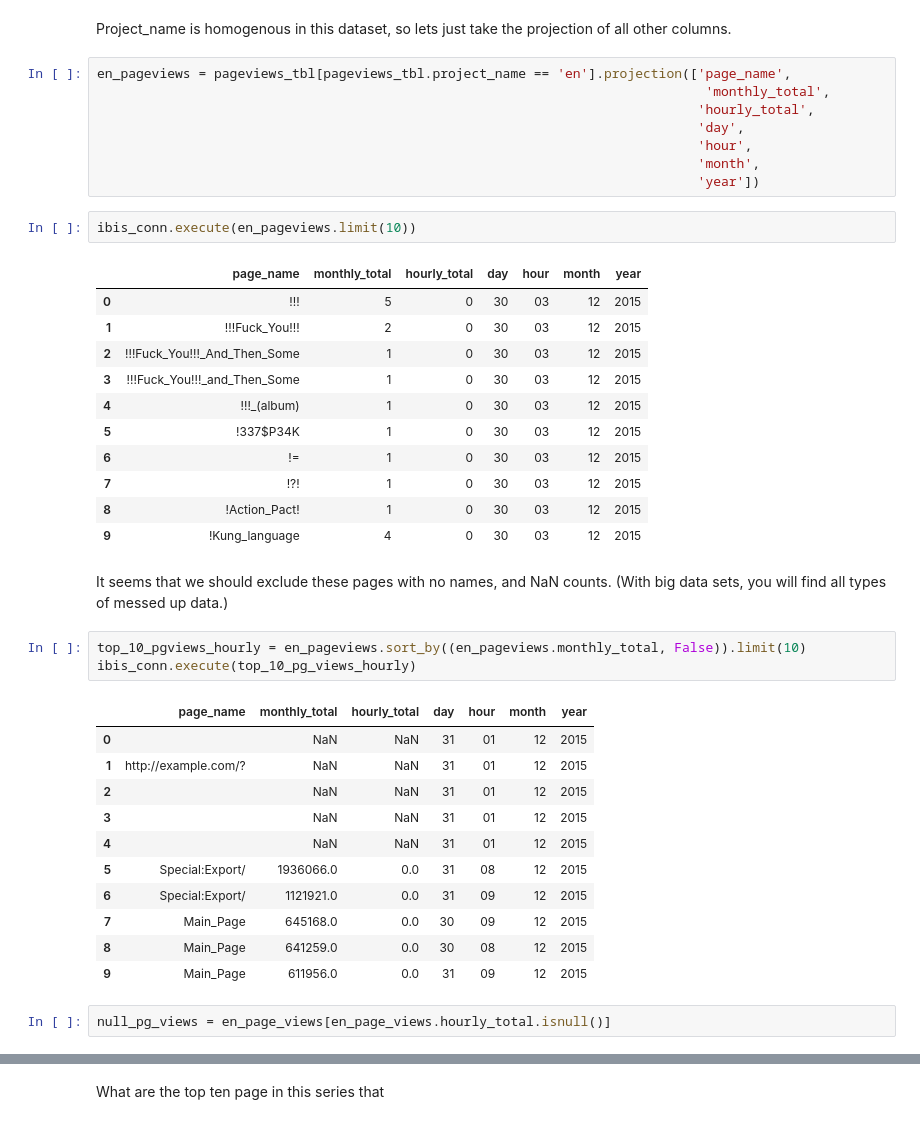
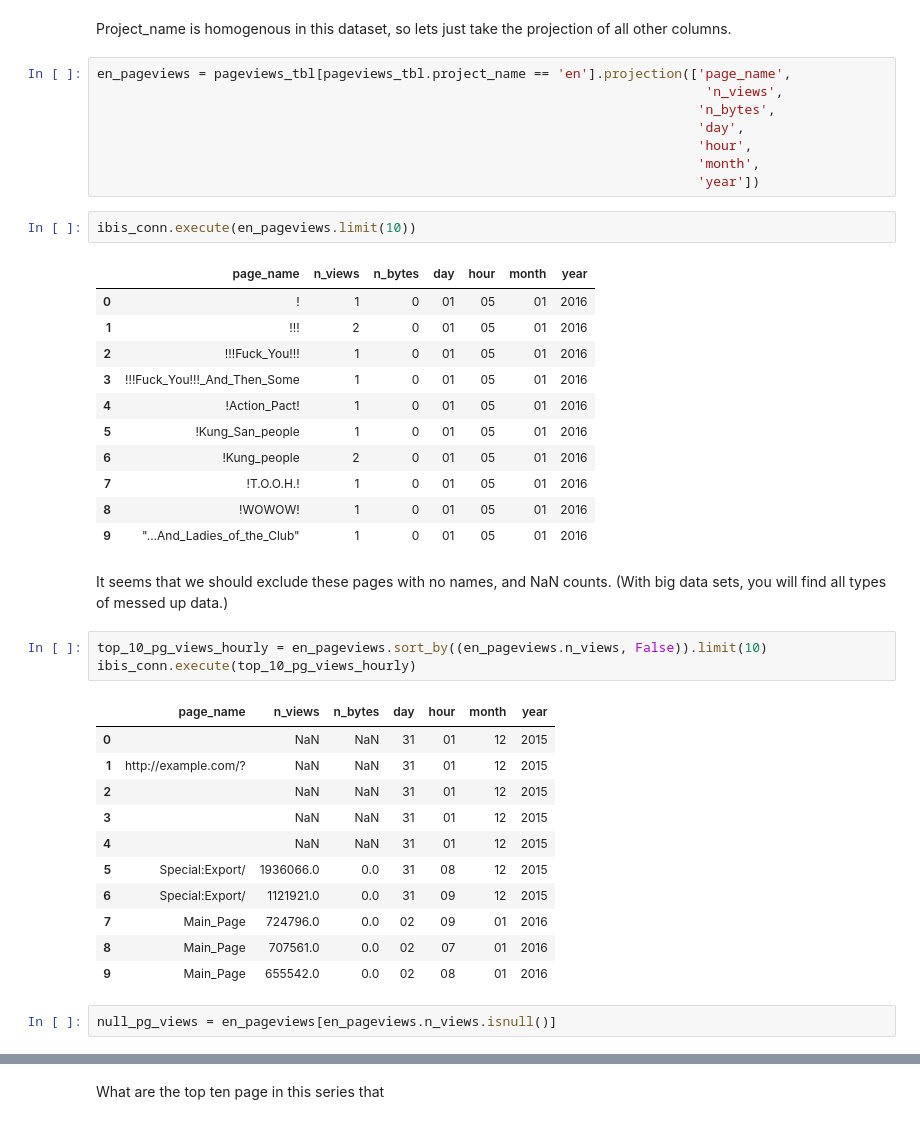
Before and after one commit to hougs/py-hadoop-tutorial, a Jupyter notebook: Data Exploration-Learning the Ibis API.ipynb, the cells around one changed output, grey strips where cells are left out. Saved outputs shown, nothing was run; the diff lists cells and outputs as text.

```diff
--- a/Data Exploration-Learning the Ibis API.ipynb
+++ b/Data Exploration-Learning the Ibis API.ipynb
@@ -108,8 +74,8 @@ ibis_conn.execute(pageviews_tbl[pageviews_tbl.project_name == 'en'].limit(10))
 Project_name is homogenous in this dataset, so lets just take the projection of all other columns.
 # %%
 en_pageviews = pageviews_tbl[pageviews_tbl.project_name == 'en'].projection(['page_name',
-                                                                              'monthly_total',
-                                                                             'hourly_total',
+                                                                              'n_views',
+                                                                             'n_bytes',
                                                                              'day',
                                                                              'hour',
                                                                              'month',
@@ -117,25 +83,25 @@ en_pageviews = pageviews_tbl[pageviews_tbl.project_name == 'en'].projection(['pa
 # %%
 ibis_conn.execute(en_pageviews.limit(10))
 # %% [output]
-|  | page_name | monthly_total | hourly_total | day | hour | month | year |
-| 0 | !!! | 5 | 0 | 30 | 03 | 12 | 2015 |
-| 1 | !!!Fuck_You!!! | 2 | 0 | 30 | 03 | 12 | 2015 |
-| 2 | !!!Fuck_You!!!_And_Then_Some | 1 | 0 | 30 | 03 | 12 | 2015 |
-| 3 | !!!Fuck_You!!!_and_Then_Some | 1 | 0 | 30 | 03 | 12 | 2015 |
-| 4 | !!!_(album) | 1 | 0 | 30 | 03 | 12 | 2015 |
-| 5 | !337$P34K | 1 | 0 | 30 | 03 | 12 | 2015 |
-| 6 | != | 1 | 0 | 30 | 03 | 12 | 2015 |
-| 7 | !?! | 1 | 0 | 30 | 03 | 12 | 2015 |
-| 8 | !Action_Pact! | 1 | 0 | 30 | 03 | 12 | 2015 |
-| 9 | !Kung_language | 4 | 0 | 30 | 03 | 12 | 2015 |
+|  | page_name | n_views | n_bytes | day | hour | month | year |
+| 0 | ! | 1 | 0 | 01 | 05 | 01 | 2016 |
+| 1 | !!! | 2 | 0 | 01 | 05 | 01 | 2016 |
+| 2 | !!!Fuck_You!!! | 1 | 0 | 01 | 05 | 01 | 2016 |
+| 3 | !!!Fuck_You!!!_And_Then_Some | 1 | 0 | 01 | 05 | 01 | 2016 |
+| 4 | !Action_Pact! | 1 | 0 | 01 | 05 | 01 | 2016 |
+| 5 | !Kung_San_people | 1 | 0 | 01 | 05 | 01 | 2016 |
+| 6 | !Kung_people | 2 | 0 | 01 | 05 | 01 | 2016 |
+| 7 | !T.O.O.H.! | 1 | 0 | 01 | 05 | 01 | 2016 |
+| 8 | !WOWOW! | 1 | 0 | 01 | 05 | 01 | 2016 |
+| 9 | "...And_Ladies_of_the_Club" | 1 | 0 | 01 | 05 | 01 | 2016 |
 # %% [markdown]
 It seems that we should exclude these pages with no names, and NaN counts. (With big data sets, you will find all
 types of messed up data.)
 # %%
-top_10_pgviews_hourly = en_pageviews.sort_by((en_pageviews.monthly_total, False)).limit(10)
+top_10_pg_views_hourly = en_pageviews.sort_by((en_pageviews.n_views, False)).limit(10)
 ibis_conn.execute(top_10_pg_views_hourly)
 # %% [output]
-|  | page_name | monthly_total | hourly_total | day | hour | month | year |
+|  | page_name | n_views | n_bytes | day | hour | month | year |
 | 0 |  | NaN | NaN | 31 | 01 | 12 | 2015 |
 | 1 | http://example.com/? | NaN | NaN | 31 | 01 | 12 | 2015 |
 | 2 |  | NaN | NaN | 31 | 01 | 12 | 2015 |
@@ -143,11 +109,11 @@ ibis_conn.execute(top_10_pg_views_hourly)
 | 4 |  | NaN | NaN | 31 | 01 | 12 | 2015 |
 | 5 | Special:Export/ | 1936066.0 | 0.0 | 31 | 08 | 12 | 2015 |
 | 6 | Special:Export/ | 1121921.0 | 0.0 | 31 | 09 | 12 | 2015 |
-| 7 | Main_Page | 645168.0 | 0.0 | 30 | 09 | 12 | 2015 |
-| 8 | Main_Page | 641259.0 | 0.0 | 30 | 08 | 12 | 2015 |
-| 9 | Main_Page | 611956.0 | 0.0 | 31 | 09 | 12 | 2015 |
+| 7 | Main_Page | 724796.0 | 0.0 | 02 | 09 | 01 | 2016 |
+| 8 | Main_Page | 707561.0 | 0.0 | 02 | 07 | 01 | 2016 |
+| 9 | Main_Page | 655542.0 | 0.0 | 02 | 08 | 01 | 2016 |
-# %%
-null_pg_views = en_page_views[en_page_views.hourly_total.isnull()]
+# %%
+null_pg_views = en_pageviews[en_pageviews.n_views.isnull()]
 # %%
 ibis_conn.execute(null_pg_views)
 # %% [output]
```
Also changed, not shown: parts of 15 cells of this notebook.
